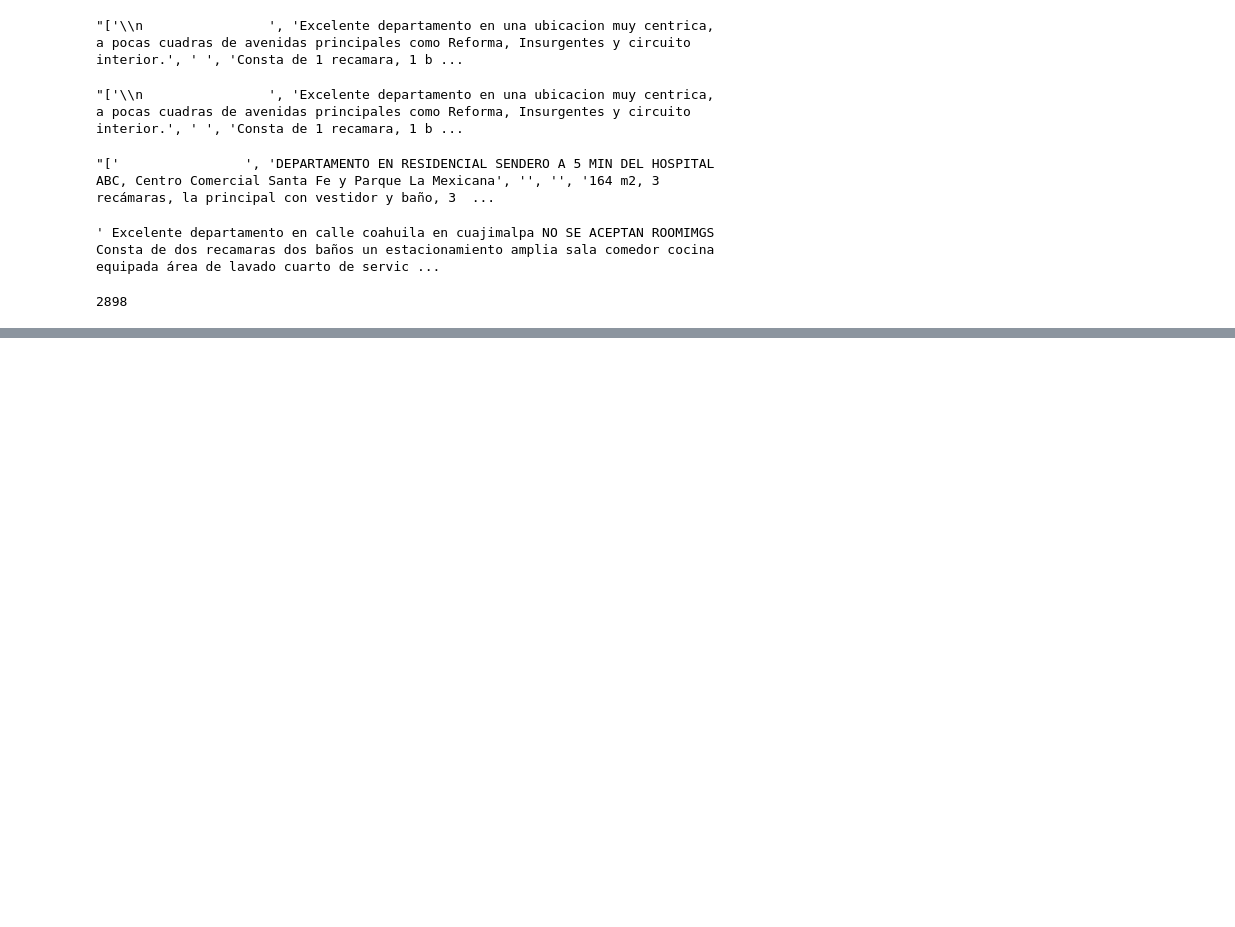
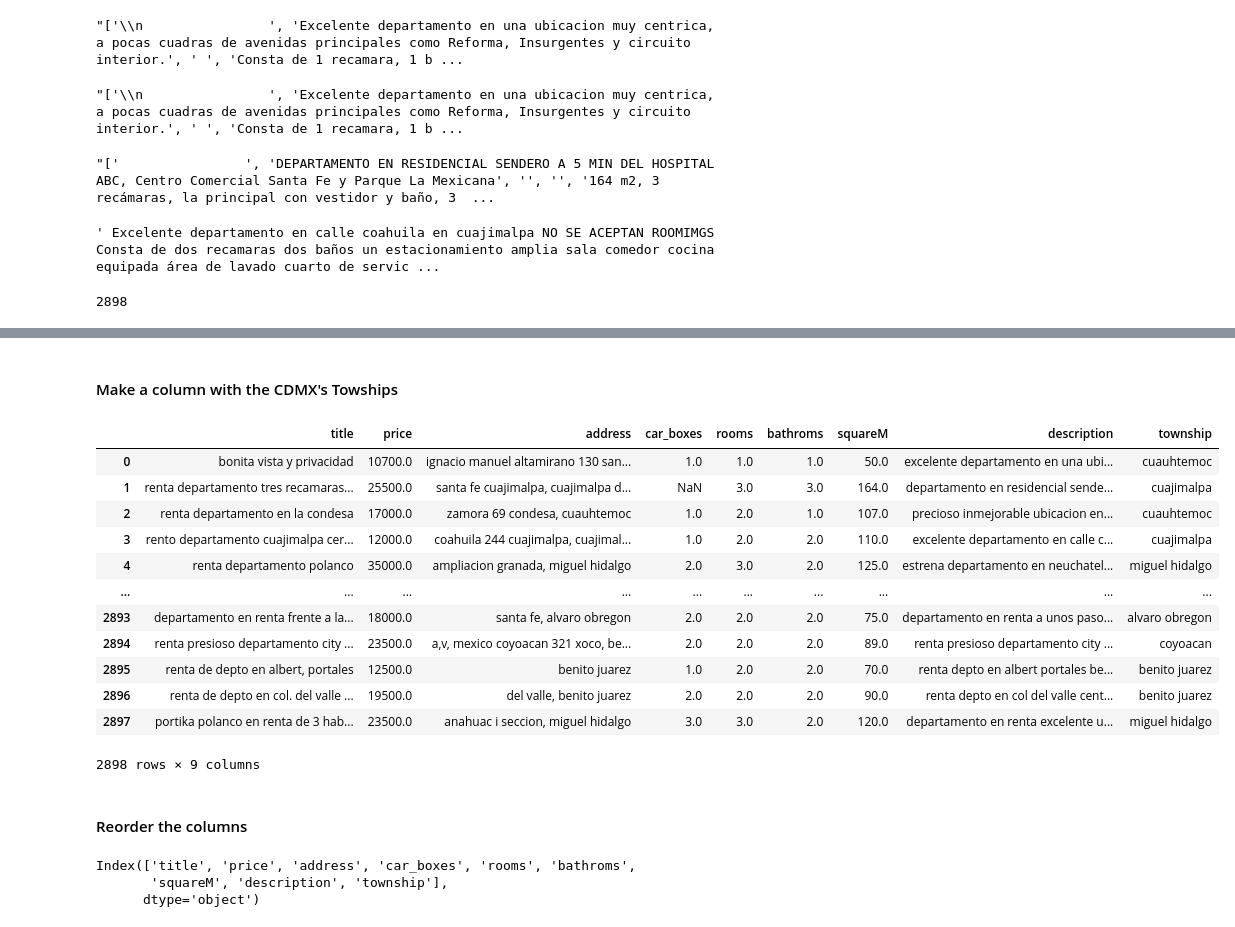
Before and after one commit to ArturoMorenoSBU/Lamudi_Analysis, a Jupyter notebook: Lamudi-Data Cleaning.ipynb, the cells around one changed output, grey strips where cells are left out. Saved outputs shown, nothing was run; the diff lists cells and outputs as text; code cells hidden in the pictures; blank space fills up the shorter version.

```diff
--- a/Lamudi-Data Cleaning.ipynb
+++ b/Lamudi-Data Cleaning.ipynb
@@ -252,0 +245,2 @@ memory usage: 226.5+ KB
+# %%
+df['address'] = df['address'].apply(lambda x: str.lower(str(x)))
@@ -252,0 +265,13 @@ memory usage: 226.5+ KB
+# %%
+#Drop te accent of the bowels
+def normalize_accent(string):
+    replacements = (
+        ("á", "a"),
+        ("é", "e"),
+        ("í", "i"),
+        ("ó", "o"),
+        ("ú", "u"),
+    )
+    for a, b in replacements:
+        string = string.replace(a, b).replace(a.upper(), b.upper())
+    return string
@@ -252,0 +280,4 @@ memory usage: 226.5+ KB
+# %%
+df['title'] = df['title'].apply(lambda x: normalize_accent(x))
+df['address'] = df['address'].apply(lambda x: normalize_accent(x))
+df['description'] = df['description'].apply(lambda x: normalize_accent(x))
@@ -252,0 +299,2 @@ memory usage: 226.5+ KB
+# %% [markdown]
+#### Make a column with the CDMX's Towships
@@ -252,0 +306,27 @@ memory usage: 226.5+ KB
+# %%
+pat = '|'.join(r"\b{}\b".format(x) for x in townships)
+
+df['township'] = df['address'].str.extract('('+ pat + ')', expand=False, flags=re.I)
+df
+# %% [output]
+|  | title | price | address | car_boxes | rooms | bathroms | squareM | description | township |
+| 0 | bonita vista y privacidad | 10700.0 | ignacio manuel altamirano 130 san... | 1.0 | 1.0 | 1.0 | 50.0 | excelente departamento en una ubi... | cuauhtemoc |
+| 1 | renta departamento tres recamaras... | 25500.0 | santa fe cuajimalpa, cuajimalpa d... | NaN | 3.0 | 3.0 | 164.0 | departamento en residencial sende... | cuajimalpa |
+| 2 | renta departamento en la condesa | 17000.0 | zamora 69 condesa, cuauhtemoc | 1.0 | 2.0 | 1.0 | 107.0 | precioso inmejorable ubicacion en... | cuauhtemoc |
+| 3 | rento departamento cuajimalpa cer... | 12000.0 | coahuila 244 cuajimalpa, cuajimal... | 1.0 | 2.0 | 2.0 | 110.0 | excelente departamento en calle c... | cuajimalpa |
+| 4 | renta departamento polanco | 35000.0 | ampliacion granada, miguel hidalgo | 2.0 | 3.0 | 2.0 | 125.0 | estrena departamento en neuchatel... | miguel hidalgo |
+| ... | ... | ... | ... | ... | ... | ... | ... | ... | ... |
+| 2893 | departamento en renta frente a la... | 18000.0 | santa fe, alvaro obregon | 2.0 | 2.0 | 2.0 | 75.0 | departamento en renta a unos paso... | alvaro obregon |
+| 2894 | renta presioso departamento city ... | 23500.0 | a,v, mexico coyoacan 321 xoco, be... | 2.0 | 2.0 | 2.0 | 89.0 | renta presioso departamento city ... | coyoacan |
+| 2895 | renta de depto en albert, portales | 12500.0 | benito juarez | 1.0 | 2.0 | 2.0 | 70.0 | renta depto en albert portales be... | benito juarez |
+| 2896 | renta de depto en col. del valle ... | 19500.0 | del valle, benito juarez | 2.0 | 2.0 | 2.0 | 90.0 | renta depto en col del valle cent... | benito juarez |
+| 2897 | portika polanco en renta de 3 hab... | 23500.0 | anahuac i seccion, miguel hidalgo | 3.0 | 3.0 | 2.0 | 120.0 | departamento en renta excelente u... | miguel hidalgo |
+2898 rows × 9 columns
+# %% [markdown]
+#### Reorder the columns
+# %%
+df.columns
+# %% [output]
+Index(['title', 'price', 'address', 'car_boxes', 'rooms', 'bathroms',
+       'squareM', 'description', 'township'],
+      dtype='object')
```
Also changed, not shown: parts of 60 cells of this notebook, 9 other files.
